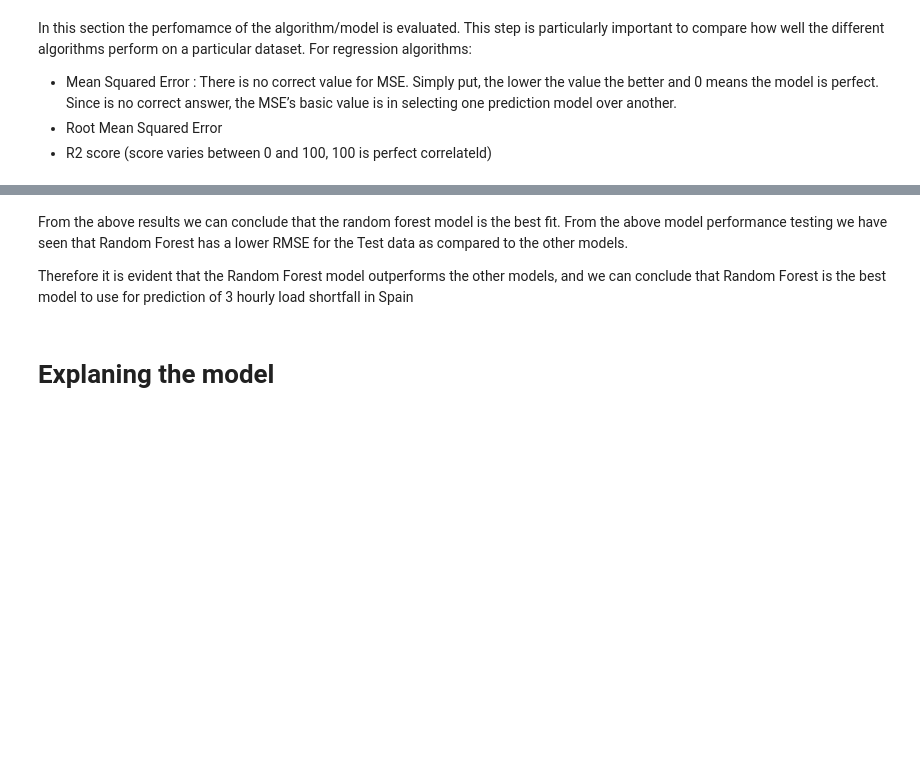
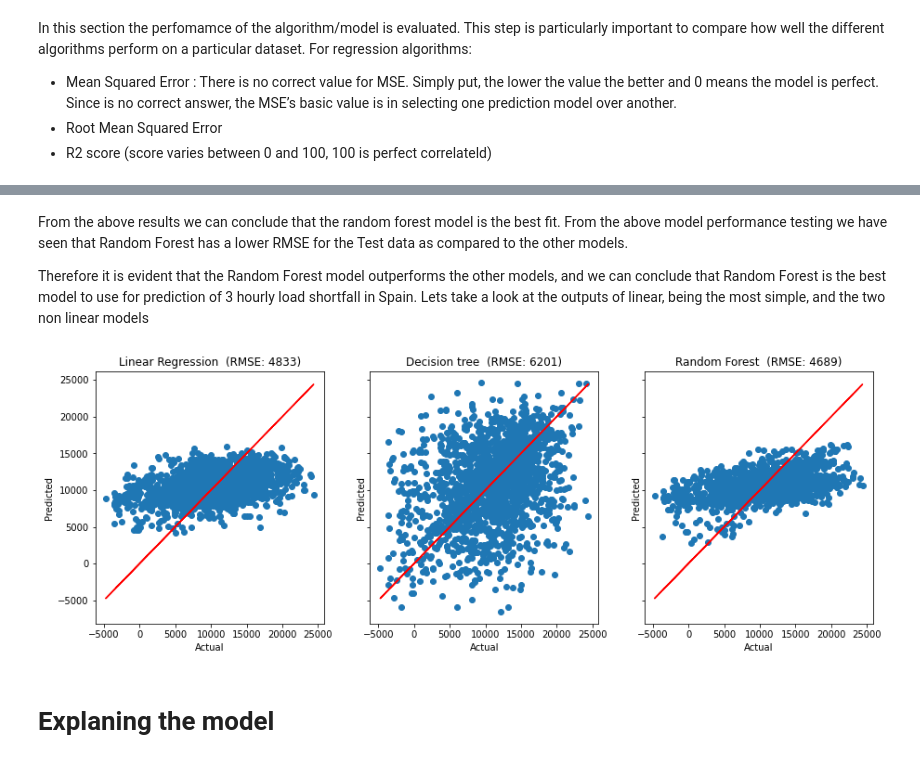
Before and after one commit to VicariousVision/CW-7, a Jupyter notebook: CW7.ipynb, the cells around one changed output, grey strips where cells are left out. Cells and saved outputs as stored; diff of their text form; code cells hidden in the pictures; blank space fills up the shorter version.

```diff
--- a/CW7.ipynb
+++ b/CW7.ipynb
@@ -421,7 +489,25 @@ results
 # %% [markdown]
 From the above results we can conclude that the random forest model is the best fit. From the above model performance testing we have seen that Random Forest has a lower RMSE for the Test data as compared to the other models.
 
-Therefore it is evident that the Random Forest model outperforms the other models, and we can conclude that Random Forest is the best model to use for prediction of 3 hourly load shortfall in Spain
+Therefore it is evident that the Random Forest model outperforms the other models, and we can conclude that Random Forest is the best model to use for prediction of 3 hourly load shortfall in Spain. Lets take a look at the outputs of linear, being the most simple, and the two non linear models
+# %%
+from sklearn.metrics import mean_squared_error
+#plotting the data
+f, ax = plt.subplots(figsize=(15,5), nrows=1, ncols=3, sharey=True)
+
+pred_plot = [lr_predict,  Tree_pred, rf_pred]
+title = ['Linear Regression','Decision tree', 'Random Forest']
+
+# Loop through all axes to plot each model's results
+for i in range(3):
+    rmse = round(np.sqrt(mean_squared_error(pred_plot[i],y_test)))
+    ax[i].set_title(title[i]+"  (RMSE: "+str(rmse)+ ")")
+    ax[i].set_xlabel('Actual')
+    ax[i].set_ylabel('Predicted')
+    ax[i].plot(y_test,y_test,'r')
+    ax[i].scatter(y_test,pred_plot[i])
+# %% [output]
+[figure, added]
 # %% [markdown]
 # Explaning the model
 # %% [markdown]
```
Also changed, not shown: parts of 20 cells of this notebook.
